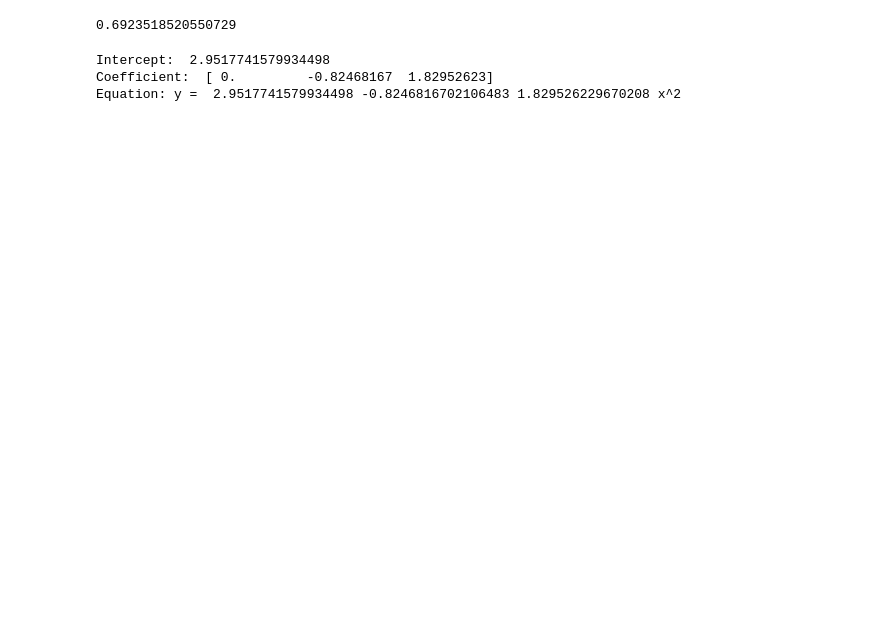
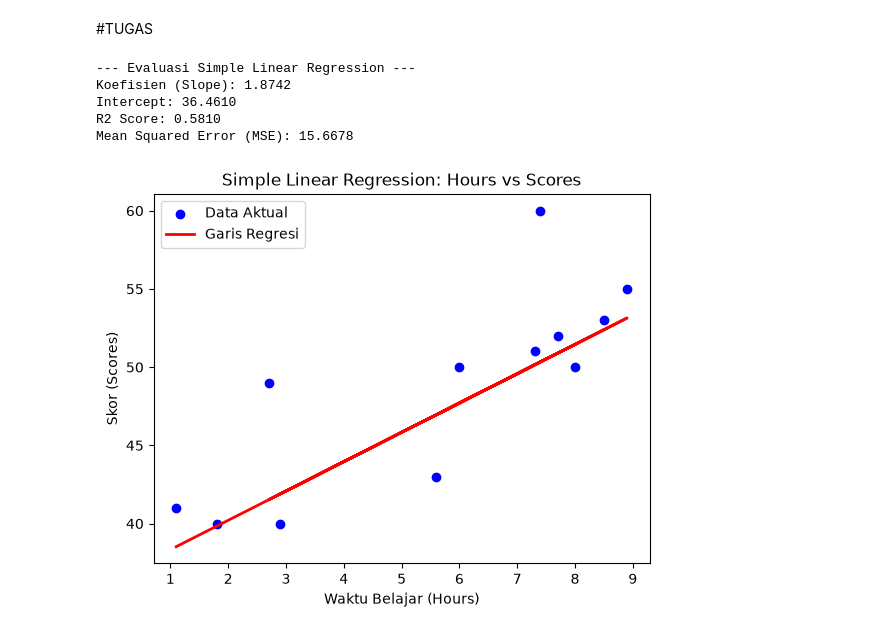
Before and after one commit to glory2107/Certan, a Jupyter notebook: Week 3/Sesi 2/42324016_Glory Gratia.ipynb, the cells around one changed output. Saved outputs shown, nothing was run; the diff lists cells and outputs as text; code cells hidden in the pictures; blank space fills up the shorter version.

```diff
--- a/Week 3/Sesi 2/42324016_Glory Gratia.ipynb
+++ b/Week 3/Sesi 2/42324016_Glory Gratia.ipynb
@@ -55,31 +0,0 @@ R2 Score: 0.6923518520550729
-# %%
-# In [10] — notebook asli
-linear_model = LinearRegression()
-linear_model.fit(X_train, y_train)
-
-poly_reg = PolynomialFeatures(degree=2)          # <-- hanya degree=2, fixed
-X_train_poly = poly_reg.fit_transform(X_train)
-X_test_poly = poly_reg.transform(X_test)
-
-linear_model2 = LinearRegression()
-linear_model2.fit(X_train_poly, y_train)
-
-y_pred = linear_model2.predict(X_test_poly)
-
-# In [11] — notebook asli
-from sklearn.metrics import r2_score
-score = r2_score(y_test, y_pred)
-score   # -> 0.8199500002058089
-# %% [output]
-0.6923518520550729
-# %%
-print('Intercept: ', linear_model2. intercept_)
-print('Coefficient: ', linear_model2.coef_)
-
-print('Equation: y = ', linear_model2. intercept_,
-
-linear_model2.coef_[1],linear_model2.coef_[2], 'x^2')
-# %% [output]
-Intercept:  2.9517741579934498
-Coefficient:  [ 0.         -0.82468167  1.82952623]
-Equation: y =  2.9517741579934498 -0.8246816702106483 1.829526229670208 x^2
@@ -85,0 +7,49 @@ Equation: y =  2.9517741579934498 -0.8246816702106483 1.829526229670208 x^2
+# %% [markdown]
+#TUGAS
+# %%
+import pandas as pd
+import numpy as np
+import matplotlib.pyplot as plt
+from sklearn.model_selection import train_test_split
+from sklearn.linear_model import LinearRegression
+from sklearn.metrics import mean_squared_error, r2_score
+
+# 1. Load Dataset
+df_simple = pd.read_csv('rounded_hours_student_scores.csv')
+
+# 2. Definisikan Variabel Independent (X) dan Dependent (y)
+X = df_simple[['Hours']]
+y = df_simple['Scores']
+
+# 3. Bagi Data menjadi Training (80%) dan Testing (20%)
+X_train, X_test, y_train, y_test = train_test_split(X, y, test_size=0.2, random_state=42)
+
+# 4. Inisialisasi dan Latih Model Linear Regression
+model_simple = LinearRegression()
+model_simple.fit(X_train, y_train)
+
+# 5. Prediksi Data Testing
+y_pred = model_simple.predict(X_test)
+
+# 6. Evaluasi Model
+print("--- Evaluasi Simple Linear Regression ---")
+print(f"Koefisien (Slope): {model_simple.coef_[0]:.4f}")
+print(f"Intercept: {model_simple.intercept_:.4f}")
+print(f"R2 Score: {r2_score(y_test, y_pred):.4f}")
+print(f"Mean Squared Error (MSE): {mean_squared_error(y_test, y_pred):.4f}")
+
+# 7. Visualisasi Hasil
+plt.scatter(X_test, y_test, color='blue', label='Data Aktual')
+plt.plot(X_test, y_pred, color='red', linewidth=2, label='Garis Regresi')
+plt.xlabel('Waktu Belajar (Hours)')
+plt.ylabel('Skor (Scores)')
+plt.title('Simple Linear Regression: Hours vs Scores')
+plt.legend()
+plt.show()
+# %% [output]
+--- Evaluasi Simple Linear Regression ---
+Koefisien (Slope): 1.8742
+Intercept: 36.4610
+R2 Score: 0.5810
+Mean Squared Error (MSE): 15.6678
+[figure, added]
```
Also changed, not shown: parts of 29 cells of this notebook, 16 other files.
